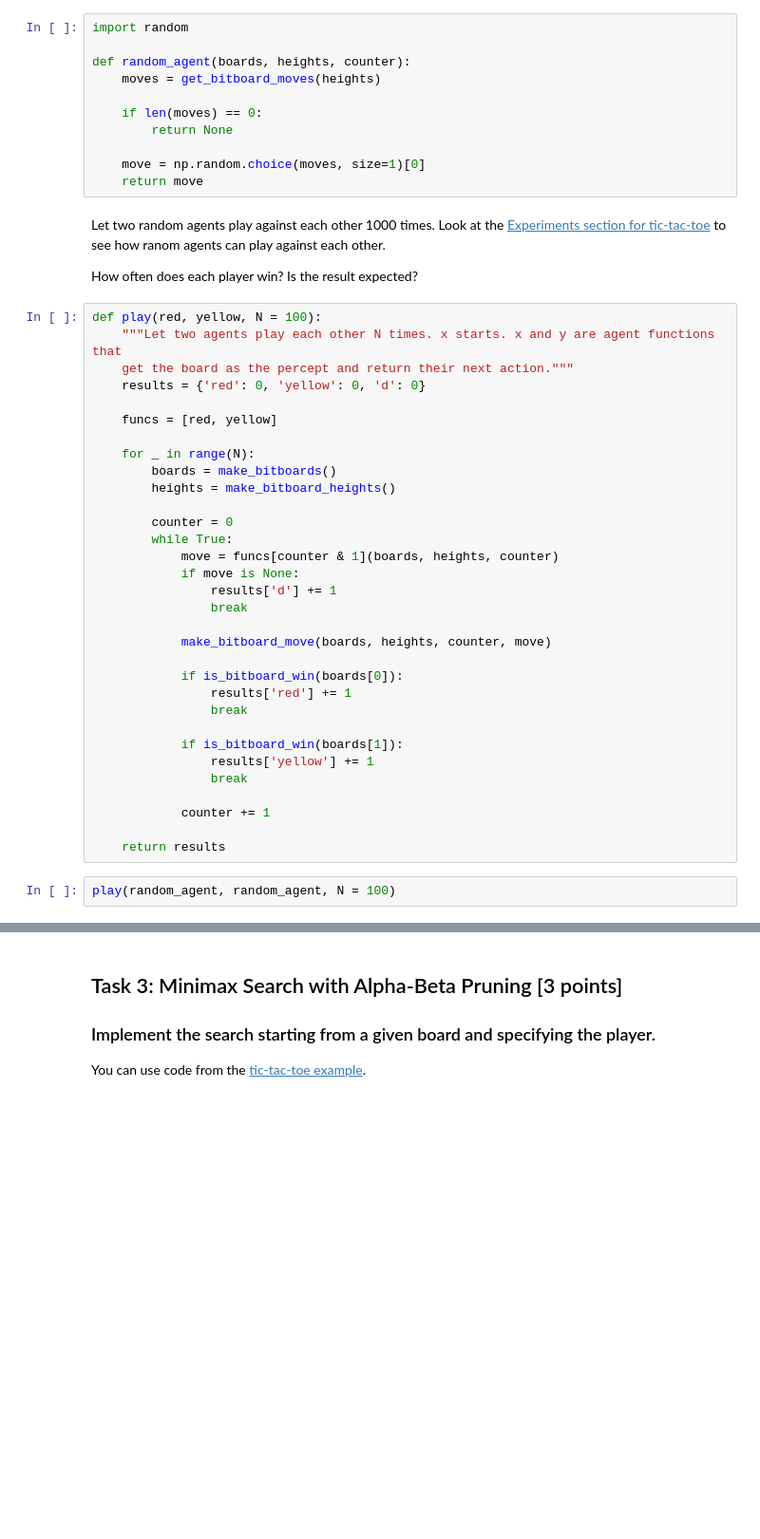
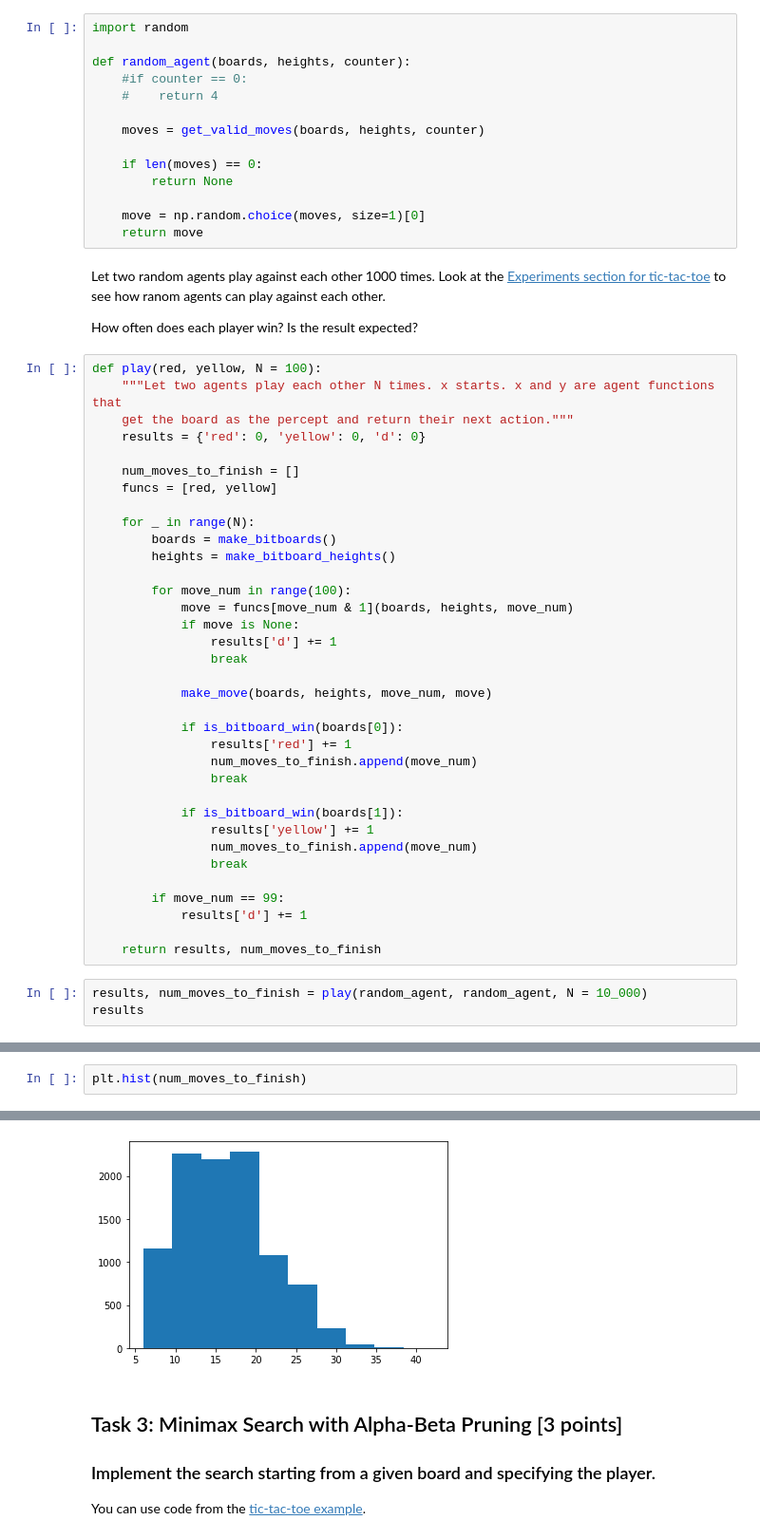
Before and after one commit to tmcnitt/Mean_Connect_Four, a Jupyter notebook: assignment_mean_connect4.ipynb, the cells around one changed output, grey strips where cells are left out. Shown at 95% size. Saved outputs shown, nothing was run; the diff lists cells and outputs as text; blank space fills up the shorter version.

```diff
--- a/assignment_mean_connect4.ipynb
+++ b/assignment_mean_connect4.ipynb
@@ -395,7 +394,10 @@ Implement an agent that plays randomly. Make sure the agent function receives as
 import random
 
 def random_agent(boards, heights, counter):
-    moves = get_bitboard_moves(heights)
+    #if counter == 0:
+    #    return 4
+
+    moves = get_valid_moves(boards, heights, counter)
 
     if len(moves) == 0:
         return None
@@ -412,32 +414,36 @@ def play(red, yellow, N = 100):
     get the board as the percept and return their next action."""
     results = {'red': 0, 'yellow': 0, 'd': 0}
 
+    num_moves_to_finish = []
     funcs = [red, yellow]
 
     for _ in range(N):
         boards = make_bitboards()
         heights = make_bitboard_heights()
 
-        counter = 0
-        while True:
-            move = funcs[counter & 1](boards, heights, counter)
+        for move_num in range(100):
+            move = funcs[move_num & 1](boards, heights, move_num)
             if move is None:
                 results['d'] += 1
                 break
 
-            make_bitboard_move(boards, heights, counter, move)
+            make_move(boards, heights, move_num, move)
 
             if is_bitboard_win(boards[0]):
                 results['red'] += 1
+                num_moves_to_finish.append(move_num)
                 break
 
             if is_bitboard_win(boards[1]):
                 results['yellow'] += 1
+                num_moves_to_finish.append(move_num)
                 break
 
-            counter += 1
+        if move_num == 99:
+            results['d'] += 1
 
-    return results
+    return results, num_moves_to_finish
 # %%
-play(random_agent, random_agent, N = 100)
+results, num_moves_to_finish = play(random_agent, random_agent, N = 10_000)
+results
 # %% [output]
@@ -444,0 +451,3 @@ play(random_agent, random_agent, N = 100)
+# %%
+plt.hist(num_moves_to_finish)
+# %% [output]
@@ -445,3 +458,4 @@ play(random_agent, random_agent, N = 100)
+[figure, added]
 # %% [markdown]
 ## Task 3: Minimax Search with Alpha-Beta Pruning [3 points]
 
```
Also changed, not shown: parts of 16 cells of this notebook, 7 other files.
